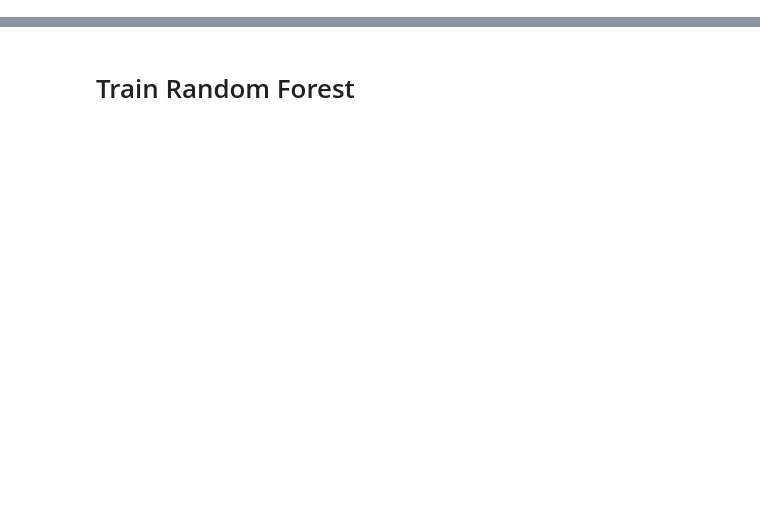
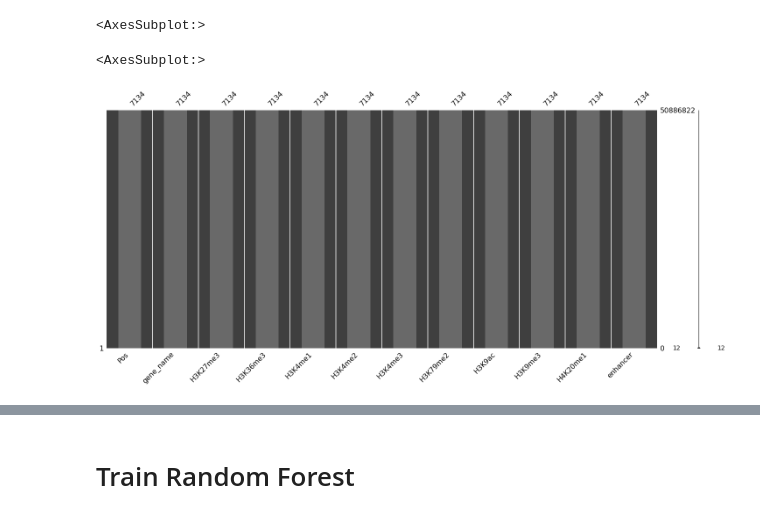
Before and after one commit to HongB1/2022-KHU-Bioinformatics-lab, a Jupyter notebook: code/Lab17 Random Forest/random_forest.ipynb, the cells around one changed output, grey strips where cells are left out. Drawn from its saved outputs; the diff is of its cells as text; code cells hidden in the pictures; blank space fills up the shorter version.

```diff
--- a/code/Lab17 Random Forest/random_forest.ipynb
+++ b/code/Lab17 Random Forest/random_forest.ipynb
@@ -7,6 +7,6 @@ import numpy as np
 # %%
 df = pd.read_csv('/content/drive/My Drive/생물정보학실습데이터/final_data.HepG2.Histone.Enhancer.csv')
 # %%
-#df = pd.read_csv('final_data.HepG2.Histone.Enhancer.csv')
+df = pd.read_csv('22_final_data.HepG2.Histone.Enhancer.csv')
 # %%
 df
@@ -18,0 +29,9 @@ msno.matrix(df)
+# %%
+# 결측치 확인
+import missingno as msno
+display(msno.matrix(df))
+display(msno.bar(df))
+# %% [output]
+<AxesSubplot:>
+<AxesSubplot:>
+[figure, added]
```
Also changed, not shown: parts of 19 cells of this notebook.
